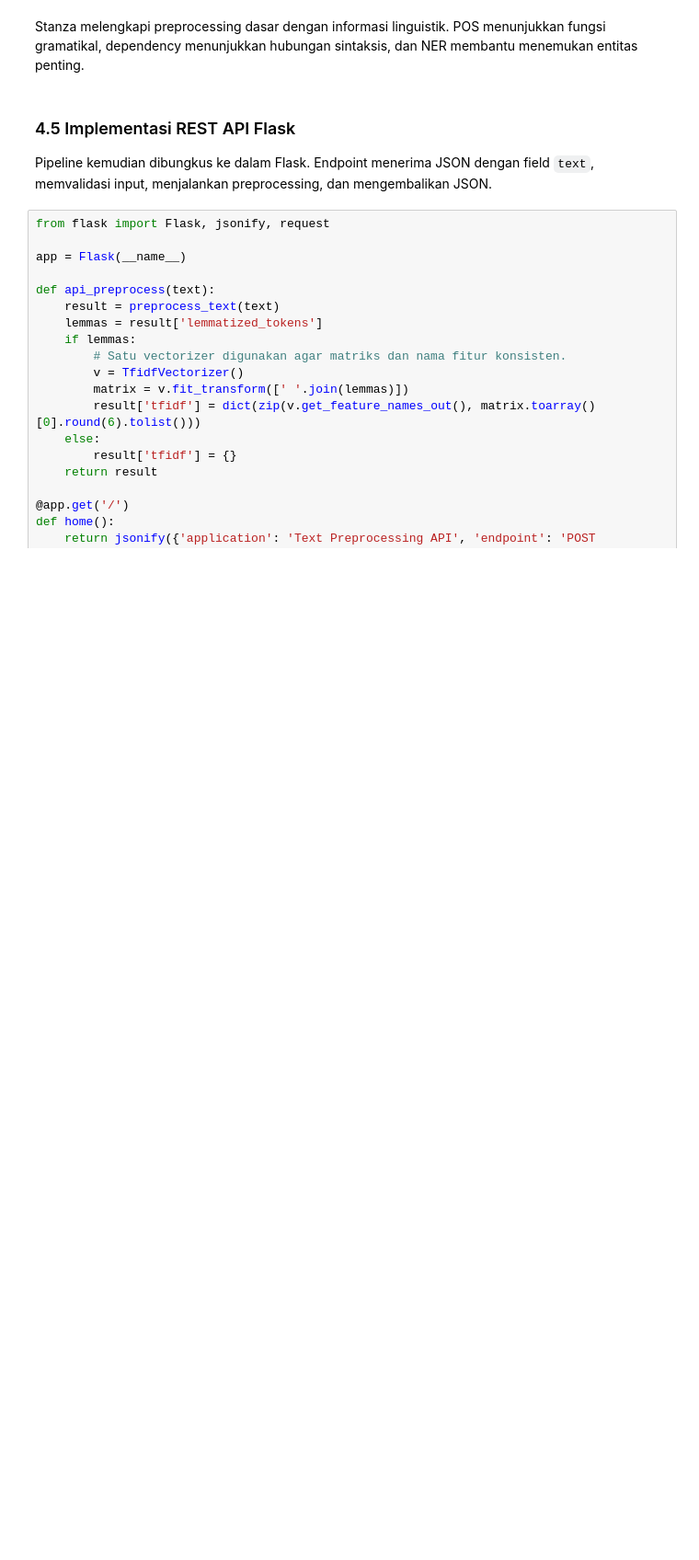
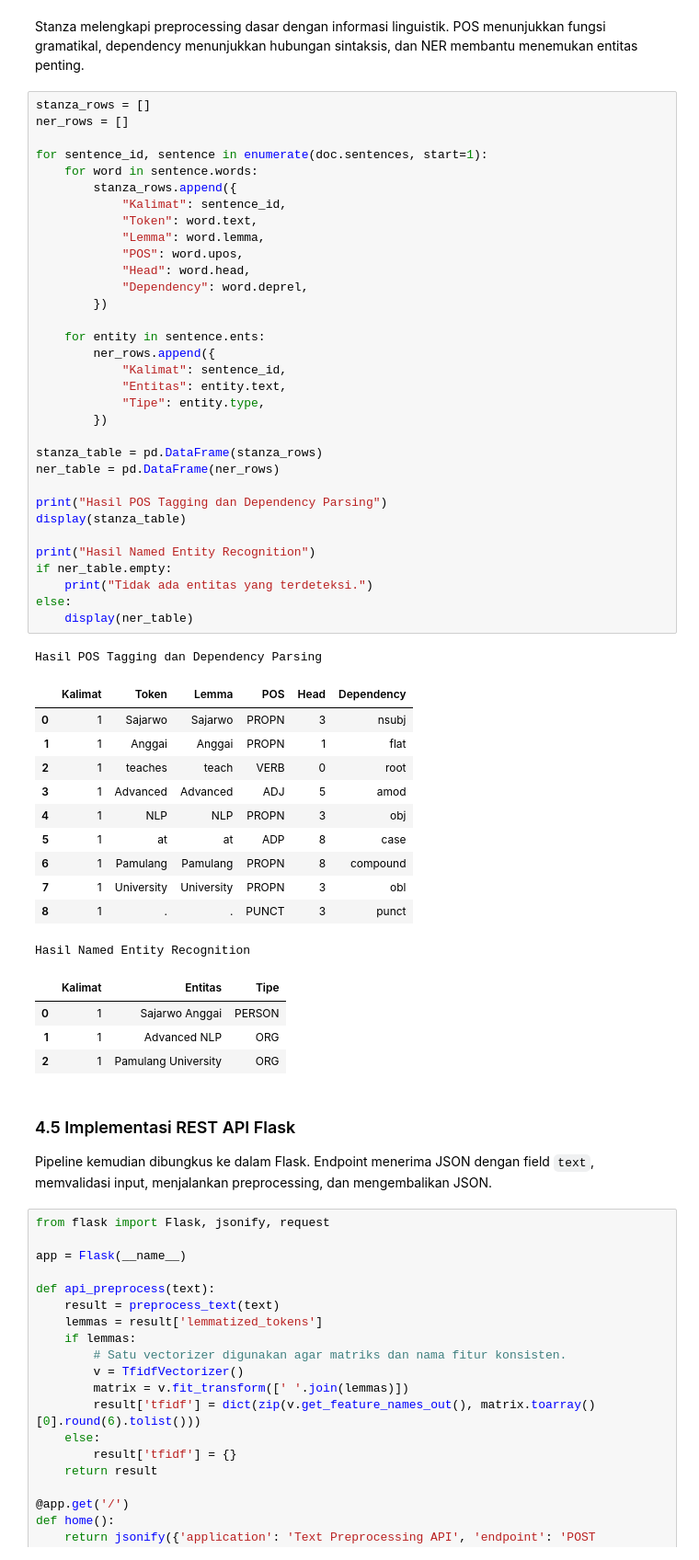
Before and after one commit to febriyansyah-id/COLLAB, a Jupyter notebook: notebooks/nlp/NLP-assignment-P03.ipynb, the cells around one changed output. Shown at 92% size. Saved outputs shown, nothing was run; the diff lists cells and outputs as text; blank space fills up the shorter version.

```diff
--- a/notebooks/nlp/NLP-assignment-P03.ipynb
+++ b/notebooks/nlp/NLP-assignment-P03.ipynb
@@ -228,5 +346,55 @@ for sentence in doc.sentences:
 # %% [markdown]
 Stanza melengkapi preprocessing dasar dengan informasi linguistik. POS menunjukkan fungsi gramatikal, dependency menunjukkan hubungan sintaksis, dan NER membantu menemukan entitas penting.
+# %%
+stanza_rows = []
+ner_rows = []
+
+for sentence_id, sentence in enumerate(doc.sentences, start=1):
+    for word in sentence.words:
+        stanza_rows.append({
+            "Kalimat": sentence_id,
+            "Token": word.text,
+            "Lemma": word.lemma,
+            "POS": word.upos,
+            "Head": word.head,
+            "Dependency": word.deprel,
+        })
+
+    for entity in sentence.ents:
+        ner_rows.append({
+            "Kalimat": sentence_id,
+            "Entitas": entity.text,
+            "Tipe": entity.type,
+        })
+
+stanza_table = pd.DataFrame(stanza_rows)
+ner_table = pd.DataFrame(ner_rows)
+
+print("Hasil POS Tagging dan Dependency Parsing")
+display(stanza_table)
+
+print("Hasil Named Entity Recognition")
+if ner_table.empty:
+    print("Tidak ada entitas yang terdeteksi.")
+else:
+    display(ner_table)
+# %% [output]
+Hasil POS Tagging dan Dependency Parsing
+|  | Kalimat | Token | Lemma | POS | Head | Dependency |
+| 0 | 1 | Sajarwo | Sajarwo | PROPN | 3 | nsubj |
+| 1 | 1 | Anggai | Anggai | PROPN | 1 | flat |
+| 2 | 1 | teaches | teach | VERB | 0 | root |
+| 3 | 1 | Advanced | Advanced | ADJ | 5 | amod |
+| 4 | 1 | NLP | NLP | PROPN | 3 | obj |
+| 5 | 1 | at | at | ADP | 8 | case |
+| 6 | 1 | Pamulang | Pamulang | PROPN | 8 | compound |
+| 7 | 1 | University | University | PROPN | 3 | obl |
+| 8 | 1 | . | . | PUNCT | 3 | punct |
+Hasil Named Entity Recognition
+|  | Kalimat | Entitas | Tipe |
+| 0 | 1 | Sajarwo Anggai | PERSON |
+| 1 | 1 | Advanced NLP | ORG |
+| 2 | 1 | Pamulang University | ORG |
 # %% [markdown]
 ### 4.5 Implementasi REST API Flask
 
```
Also changed, not shown: parts of 14 cells of this notebook.
